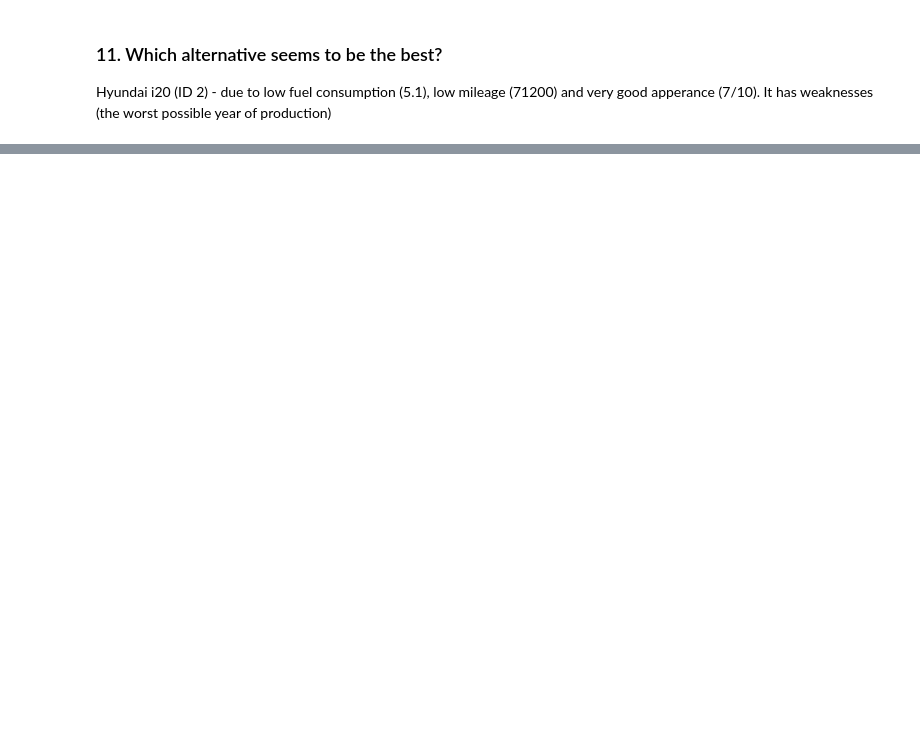
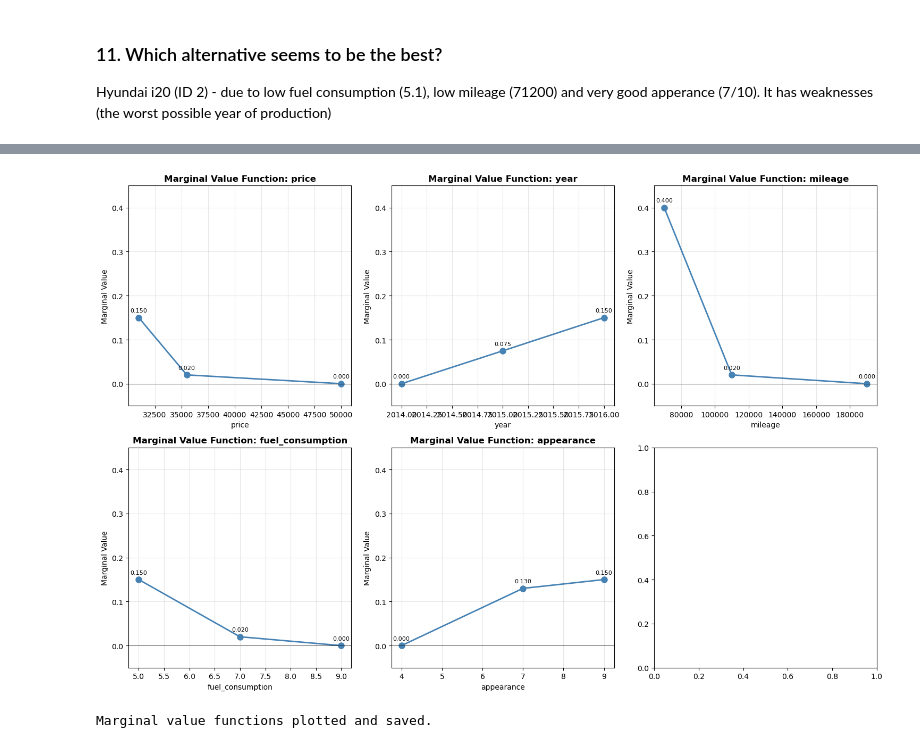
Before and after one commit to JakubGorniak-git/Decision-Analysis, a Jupyter notebook: Project_1/project.ipynb, the cells around one changed output, grey strips where cells are left out. Drawn from its saved outputs; the diff is of its cells as text; code cells hidden in the pictures; blank space fills up the shorter version.

```diff
--- a/Project_1/project.ipynb
+++ b/Project_1/project.ipynb
@@ -368,0 +628,43 @@ appearance: 0.272
+# %%
+# Plot marginal value functions
+fig, axes = plt.subplots(2, 3, figsize=(15, 10))
+axes = axes.flatten()
+
+# Find max utility across all criteria for consistent scaling
+max_u = max(weights_discr.values())
+
+for i, crit in enumerate(CRITERIA):
+    ax = axes[i]
+
+    x_vals = BP[crit]
+    y_vals = [pulp.value(u_discr[(crit, k)]) for k in range(len(x_vals))]
+
+    ax.plot(
+        x_vals,
+        y_vals,
+        marker="o",
+        linestyle="-",
+        color="steelblue",
+        linewidth=2,
+        markersize=8,
+    )
+    ax.set_title(f"Marginal Value Function: {crit}", fontsize=12, fontweight="bold")
+    ax.set_xlabel(crit, fontsize=10)
+    ax.set_ylabel("Marginal Value", fontsize=10)
+    ax.set_ylim(-0.05, max_u + 0.05)
+    ax.grid(True, alpha=0.3)
+    ax.axhline(y=0, color="k", linestyle="-", linewidth=0.5)
+
+    # Add value labels on points
+    for x, y in zip(x_vals, y_vals):
+        ax.text(x, y + 0.01, f"{y:.3f}", ha="center", va="bottom", fontsize=8)
+
+
+plt.tight_layout()
+plt.savefig("uta_marginal_value_functions.png", dpi=300, bbox_inches="tight")
+plt.show()
+
+print("\nMarginal value functions plotted and saved.")
+# %% [output]
+[figure, added]
+Marginal value functions plotted and saved.
```
Also changed, not shown: parts of 41 cells of this notebook, 2 other files.
